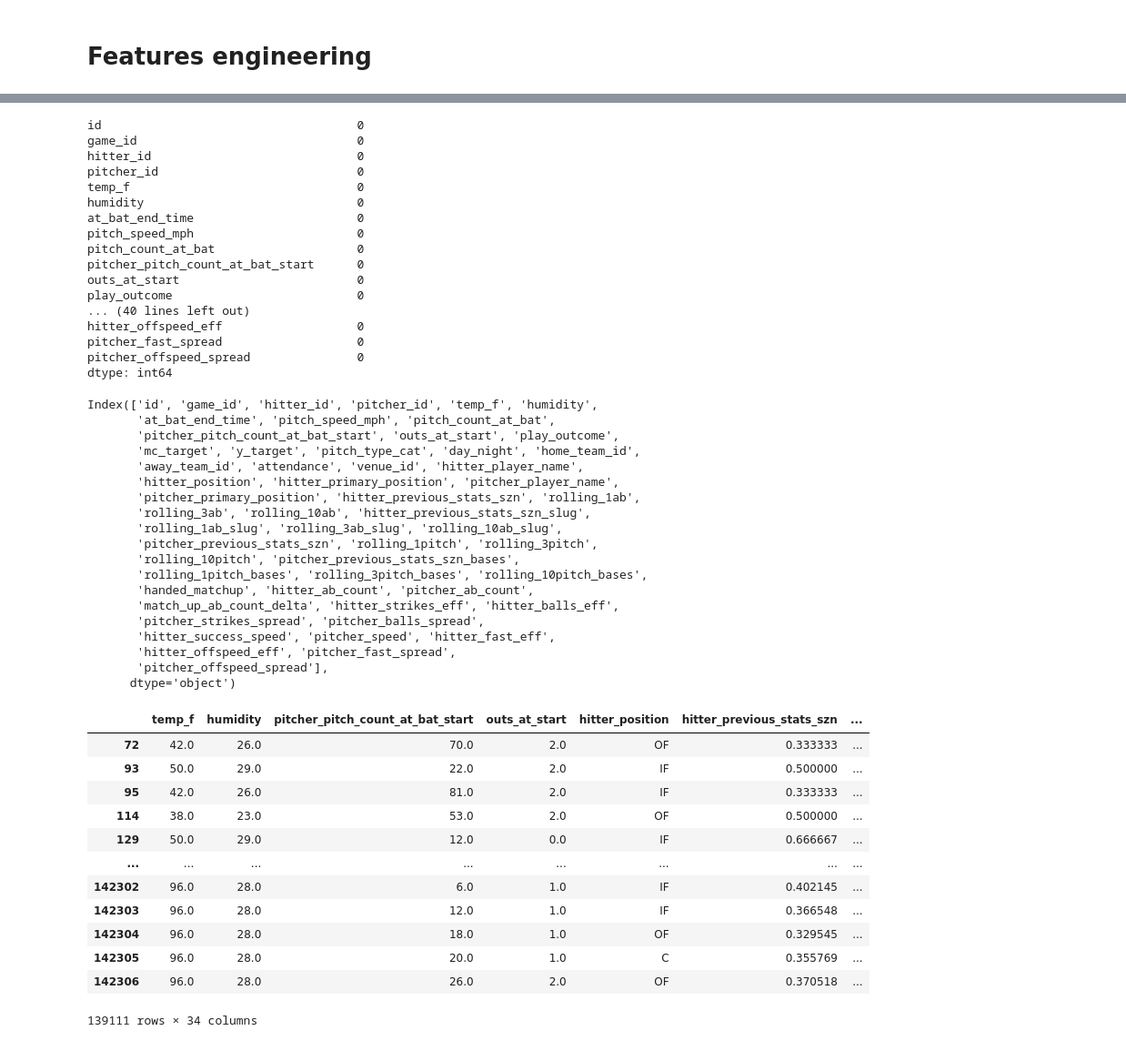
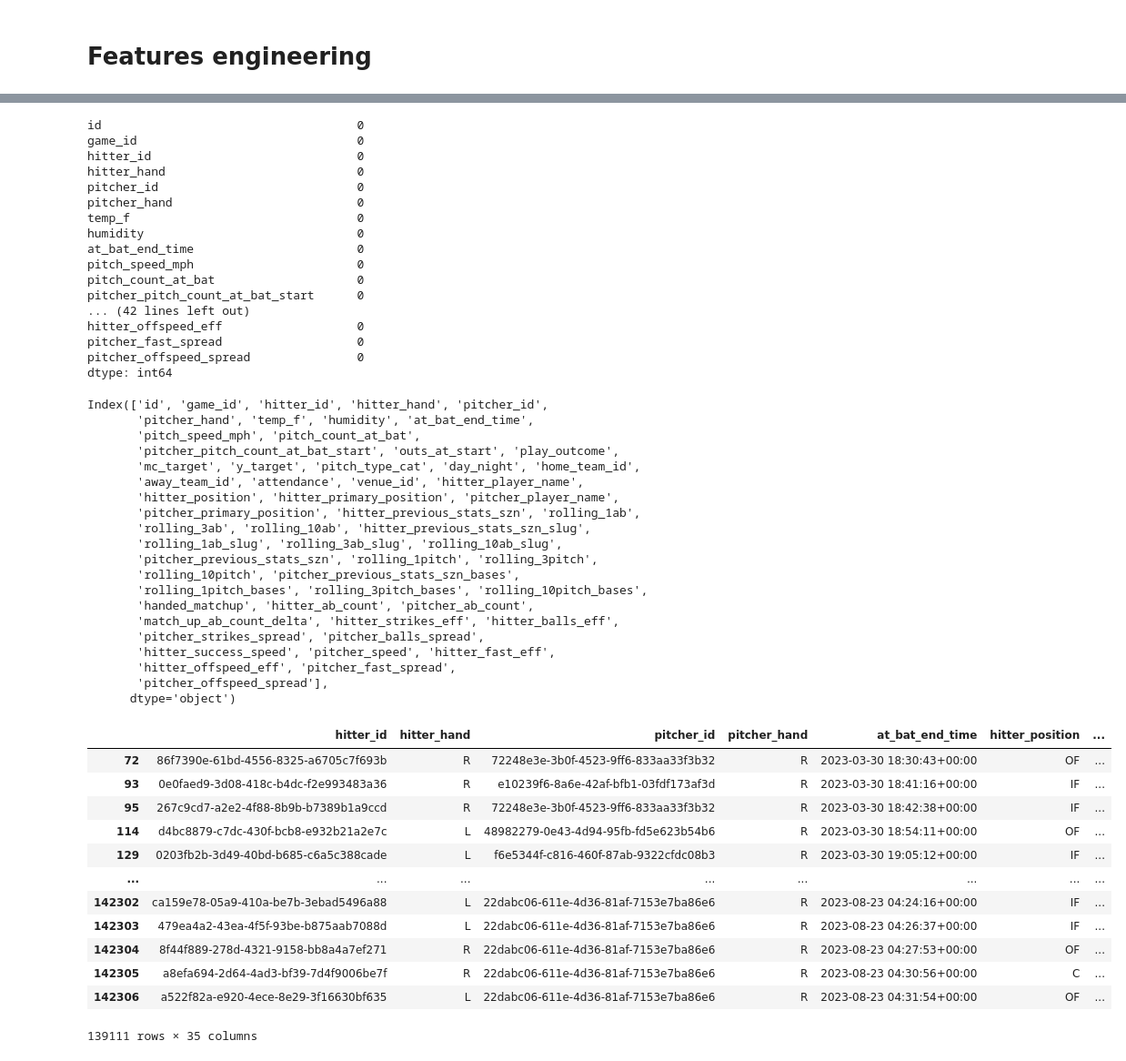
Before and after one commit to Scavo1225/mlb-at-bat-predictor, a Jupyter notebook: notebooks/features_engineering.ipynb, the cells around one changed output, grey strips where cells are left out. Shown at 91% size. Saved outputs shown, nothing was run; the diff lists cells and outputs as text; code cells hidden in the pictures.

```diff
--- a/notebooks/features_engineering.ipynb
+++ b/notebooks/features_engineering.ipynb
@@ -8,7 +8,7 @@ pd.set_option('display.max_columns', None)
 import math
 # %%
 # Import data
-data = pd.read_csv("../raw_data/final_raw_data.csv", index_col="Unnamed: 0")
+data = pd.read_csv("../raw_data/final_raw_data_merged.csv", index_col="Unnamed: 0")
 # %%
 # #Creating hitter stats up to at bat
 data['hitter_previous_stats_szn'] = data.groupby("hitter_id")["y_target"].cumsum() / (data.groupby('hitter_id').cumcount() + 1)
@@ -44,7 +44,7 @@ data.head()
 #Create handed matchups
 data["handed_matchup"] = data["hitter_hand"] + data["pitcher_hand"]
 data["handed_matchup"] = data.handed_matchup.apply((lambda x: 0 if x[0] == x[1] else 1))
-data = data.drop(columns=["hitter_hand", "pitcher_hand"])
+# data = data.drop(columns=["hitter_hand", "pitcher_hand"])
 # %%
 #total hitter and pitcher at bats prior to at bat
 data["hitter_ab_count"] = data.groupby('hitter_id').cumcount()
@@ -121,16 +121,16 @@ data.isnull().sum()
 id                                    0
 game_id                               0
 hitter_id                             0
+hitter_hand                           0
 pitcher_id                            0
+pitcher_hand                          0
 temp_f                                0
 humidity                              0
 at_bat_end_time                       0
 pitch_speed_mph                       0
 pitch_count_at_bat                    0
 pitcher_pitch_count_at_bat_start      0
-outs_at_start                         0
-play_outcome                          0
-... (40 lines left out)
+... (42 lines left out)
 hitter_offspeed_eff                   0
 pitcher_fast_spread                   0
 pitcher_offspeed_spread               0
@@ -138,8 +138,9 @@ dtype: int64
 # %%
 data.columns
 # %% [output]
-Index(['id', 'game_id', 'hitter_id', 'pitcher_id', 'temp_f', 'humidity',
-       'at_bat_end_time', 'pitch_speed_mph', 'pitch_count_at_bat',
+Index(['id', 'game_id', 'hitter_id', 'hitter_hand', 'pitcher_id',
+       'pitcher_hand', 'temp_f', 'humidity', 'at_bat_end_time',
+       'pitch_speed_mph', 'pitch_count_at_bat',
        'pitcher_pitch_count_at_bat_start', 'outs_at_start', 'play_outcome',
        'mc_target', 'y_target', 'pitch_type_cat', 'day_night', 'home_team_id',
        'away_team_id', 'attendance', 'venue_id', 'hitter_player_name',
@@ -159,8 +160,21 @@ Index(['id', 'game_id', 'hitter_id', 'pitcher_id', 'temp_f', 'humidity',
       dtype='object')
 # %%
 #Creating final training set with only ket features
-final_modeling_columns = ['temp_f', 'humidity',
-                        'pitcher_pitch_count_at_bat_start', 'outs_at_start',
+final_modeling_columns = ['hitter_position', 'hitter_previous_stats_szn', 'rolling_1ab',
+                    'rolling_3ab', 'rolling_10ab', 'hitter_previous_stats_szn_slug',
+                    'rolling_1ab_slug', 'rolling_3ab_slug', 'rolling_10ab_slug',
+                    'pitcher_previous_stats_szn', 'rolling_1pitch', 'rolling_3pitch',
+                    'rolling_10pitch', 'pitcher_previous_stats_szn_bases',
+                    'rolling_1pitch_bases', 'rolling_3pitch_bases', 'rolling_10pitch_bases',
+                    'handed_matchup','match_up_ab_count_delta', 'hitter_strikes_eff', 'hitter_balls_eff',
+                    'pitcher_strikes_spread', 'pitcher_balls_spread',
+                    'hitter_success_speed', 'pitcher_speed', 'hitter_fast_eff',
+                    'hitter_offspeed_eff', 'pitcher_fast_spread',
+                    'pitcher_offspeed_spread', 'y_target']
+
+
+
+full_set_columns = ['hitter_id', 'hitter_hand', 'pitcher_id', 'pitcher_hand', 'at_bat_end_time',
                         'hitter_position', 'hitter_previous_stats_szn', 'rolling_1ab',
                         'rolling_3ab', 'rolling_10ab', 'hitter_previous_stats_szn_slug',
                         'rolling_1ab_slug', 'rolling_3ab_slug', 'rolling_10ab_slug',
@@ -173,21 +187,7 @@ final_modeling_columns = ['temp_f', 'humidity',
                         'hitter_offspeed_eff', 'pitcher_fast_spread',
                         'pitcher_offspeed_spread', 'y_target']
 
+data_full = data[full_set_columns]
 data = data[final_modeling_columns]
-data
-# %% [output]
-|  | temp_f | humidity | pitcher_pitch_count_at_bat_start | outs_at_start | hitter_position | hitter_previous_stats_szn | ... |
-| 72 | 42.0 | 26.0 | 70.0 | 2.0 | OF | 0.333333 | ... |
-| 93 | 50.0 | 29.0 | 22.0 | 2.0 | IF | 0.500000 | ... |
-| 95 | 42.0 | 26.0 | 81.0 | 2.0 | IF | 0.333333 | ... |
-| 114 | 38.0 | 23.0 | 53.0 | 2.0 | OF | 0.500000 | ... |
-| 129 | 50.0 | 29.0 | 12.0 | 0.0 | IF | 0.666667 | ... |
-| ... | ... | ... | ... | ... | ... | ... | ... |
-| 142302 | 96.0 | 28.0 | 6.0 | 1.0 | IF | 0.402145 | ... |
-| 142303 | 96.0 | 28.0 | 12.0 | 1.0 | IF | 0.366548 | ... |
-| 142304 | 96.0 | 28.0 | 18.0 | 1.0 | OF | 0.329545 | ... |
-| 142305 | 96.0 | 28.0 | 20.0 | 1.0 | C | 0.355769 | ... |
-| 142306 | 96.0 | 28.0 | 26.0 | 2.0 | OF | 0.370518 | ... |
-139111 rows × 34 columns
 # %%
 data.to_csv("../preproc_data/data_with_new_features.csv")
@@ -194,3 +195,19 @@ data.to_csv("../preproc_data/data_with_new_features.csv")
+# %%
+data_full
+# %% [output]
+|  | hitter_id | hitter_hand | pitcher_id | pitcher_hand | at_bat_end_time | hitter_position | ... |
+| 72 | 86f7390e-61bd-4556-8325-a6705c7f693b | R | 72248e3e-3b0f-4523-9ff6-833aa33f3b32 | R | 2023-03-30 18:30:43+00:00 | OF | ... |
+| 93 | 0e0faed9-3d08-418c-b4dc-f2e993483a36 | R | e10239f6-8a6e-42af-bfb1-03fdf173af3d | R | 2023-03-30 18:41:16+00:00 | IF | ... |
+| 95 | 267c9cd7-a2e2-4f88-8b9b-b7389b1a9ccd | R | 72248e3e-3b0f-4523-9ff6-833aa33f3b32 | R | 2023-03-30 18:42:38+00:00 | IF | ... |
+| 114 | d4bc8879-c7dc-430f-bcb8-e932b21a2e7c | L | 48982279-0e43-4d94-95fb-fd5e623b54b6 | R | 2023-03-30 18:54:11+00:00 | OF | ... |
+| 129 | 0203fb2b-3d49-40bd-b685-c6a5c388cade | L | f6e5344f-c816-460f-87ab-9322cfdc08b3 | R | 2023-03-30 19:05:12+00:00 | IF | ... |
+| ... | ... | ... | ... | ... | ... | ... | ... |
+| 142302 | ca159e78-05a9-410a-be7b-3ebad5496a88 | L | 22dabc06-611e-4d36-81af-7153e7ba86e6 | R | 2023-08-23 04:24:16+00:00 | IF | ... |
+| 142303 | 479ea4a2-43ea-4f5f-93be-b875aab7088d | L | 22dabc06-611e-4d36-81af-7153e7ba86e6 | R | 2023-08-23 04:26:37+00:00 | IF | ... |
+| 142304 | 8f44f889-278d-4321-9158-bb8a4a7ef271 | R | 22dabc06-611e-4d36-81af-7153e7ba86e6 | R | 2023-08-23 04:27:53+00:00 | OF | ... |
+| 142305 | a8efa694-2d64-4ad3-bf39-7d4f9006be7f | R | 22dabc06-611e-4d36-81af-7153e7ba86e6 | R | 2023-08-23 04:30:56+00:00 | C | ... |
+| 142306 | a522f82a-e920-4ece-8e29-3f16630bf635 | L | 22dabc06-611e-4d36-81af-7153e7ba86e6 | R | 2023-08-23 04:31:54+00:00 | OF | ... |
+139111 rows × 35 columns
 # %%
 data
 # %% [output]
```
Also changed, not shown: parts of 2 cells of this notebook, 9 other files.
